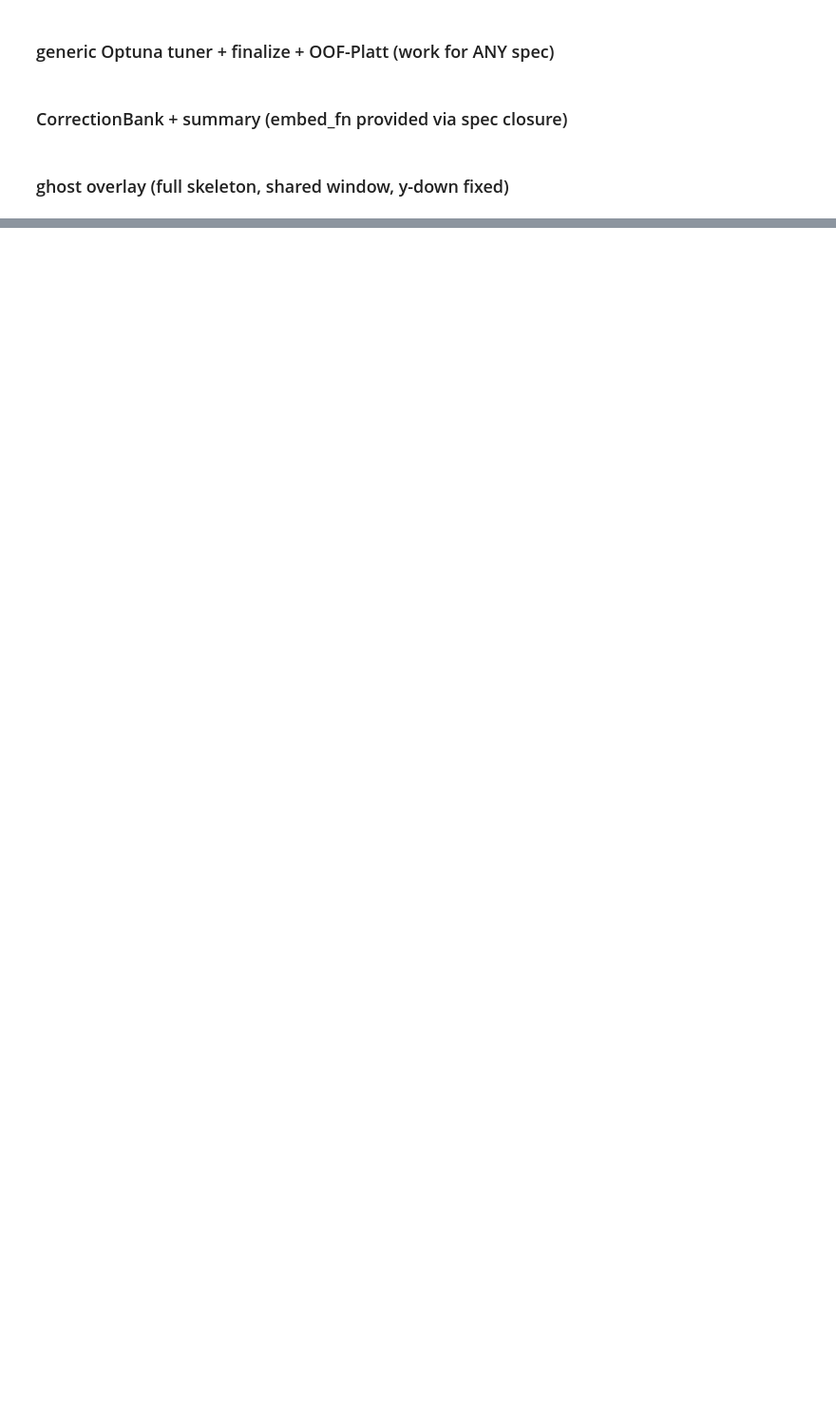
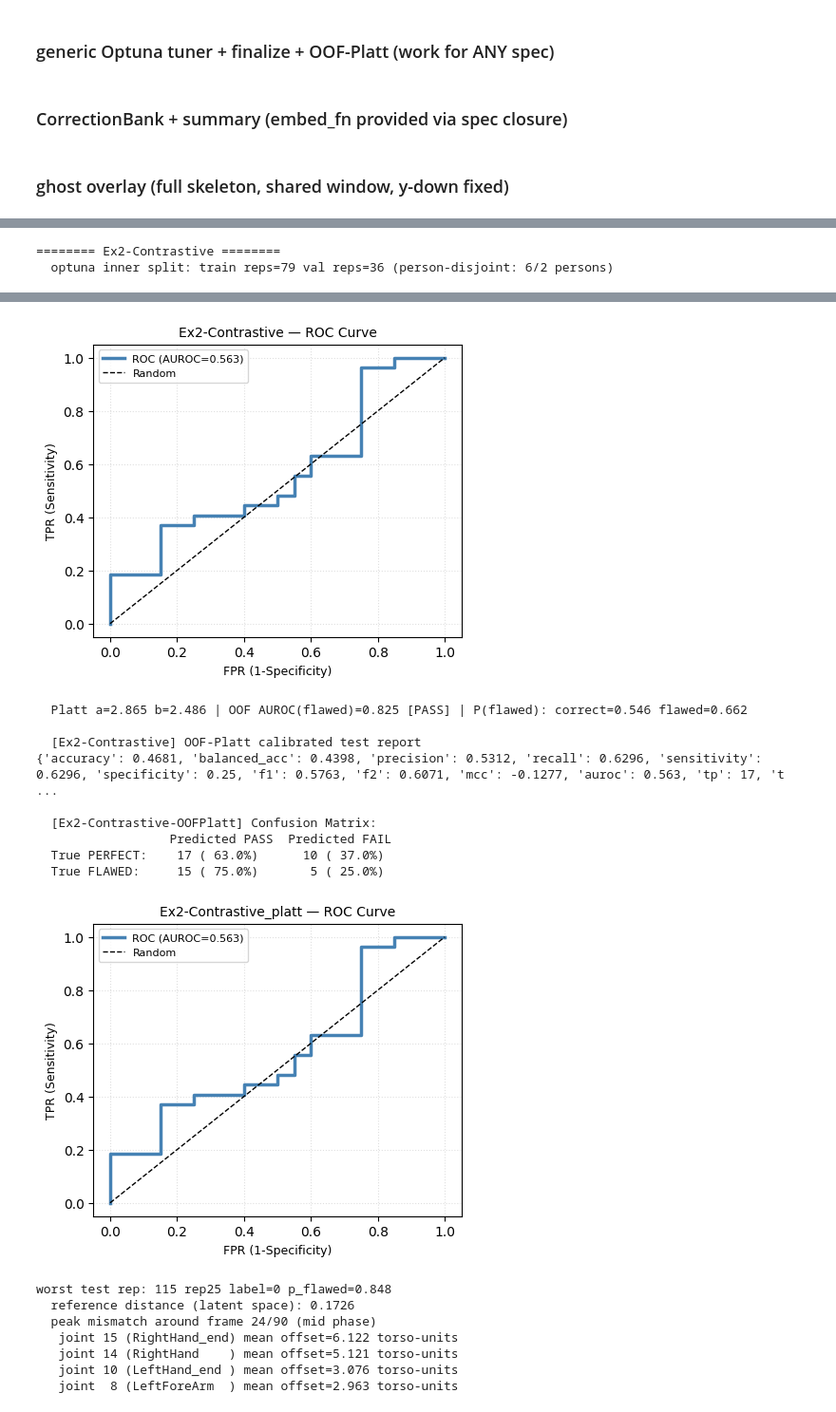
Before and after one commit to waquar003/pose-detection-physiotherapy, a Jupyter notebook: notebooks/model-train-ex2.ipynb, the cells around one changed output, grey strips where cells are left out. Shown at 95% size. Drawn from its saved outputs; the diff is of its cells as text; code cells hidden in the pictures; blank space fills up the shorter version.

Commit message:
tried multiple arch for ex2

```diff
--- a/notebooks/model-train-ex2.ipynb
+++ b/notebooks/model-train-ex2.ipynb
@@ -1433,0 +887,44 @@ worst test rep: 033 rep14 label=1 p_flawed=0.680
+# %%
+class ContrastiveSpec(ArchSpec):
+    name = "Ex2-Contrastive"
+    supervised = True
+
+    def search_space(self, trial):
+        return dict(
+            blk=trial.suggest_categorical("blk", ["dang", "bone", "full", "ang", "pos"]),
+            enc_ch=trial.suggest_categorical("enc_ch", [16, 32, 64]),
+            enc_layers=trial.suggest_int("enc_layers", 1, 3),
+            enc_kernel=trial.suggest_categorical("enc_kernel", [3, 5, 7]),
+            use_gru=trial.suggest_categorical("use_gru", [False, True]),
+            gru_h=trial.suggest_categorical("gru_h", [32, 64]),
+            embed_dim=trial.suggest_categorical("embed_dim", [16, 32, 64]),
+            temp=trial.suggest_float("temp", 0.07, 0.5, log=True),
+            aug_noise=trial.suggest_float("aug_noise", 0.0, 0.3),
+            aug_mask=trial.suggest_float("aug_mask", 0.0, 0.3),
+            lr=trial.suggest_float("lr", 1e-4, 3e-3, log=True),
+            weight_decay=trial.suggest_float("weight_decay", 1e-6, 1e-2, log=True),
+            batch=trial.suggest_categorical("batch", [16, 32, 64]),
+            epochs=trial.suggest_categorical("epochs", [40, 80]),
+            head=trial.suggest_categorical("head", ["knn", "lr", "rf"]),
+            k=trial.suggest_categorical("k", [3, 5, 7]),
+            lr_C=trial.suggest_float("lr_C", 0.05, 20.0, log=True),
+            rf_depth=trial.suggest_int("rf_depth", 3, 9),
+            rf_leaf=trial.suggest_categorical("rf_leaf", [1, 2, 3]),
+            q=trial.suggest_float("q", 50.0, 95.0))
+
+    def pack(self, std_list, rows=None):
+        return np.asarray(std_list, dtype=np.float32)
+
+    def train(self, X, y, params, seed):
+        return ContrastiveRef(params).fit(X, y)
+
+    def score(self, model, X, p):
+        return model.scores(np.asarray(X))
+
+    def embed(self, model, rows):                # the SAME SupCon space for the bank
+        sc = FeatureScaler().fit(np.concatenate([r["X2d"] for r in rows], 0))
+        X = self.pack(std_rows(rows, sc), rows)
+        return encode_all(model.model, np.asarray(X)[:, :, model.blk])
+# %%
+contrastive_bundle = run_experiment(ContrastiveSpec(), feat_train, feat_test)
+# %% [output]
@@ -1433,0 +932,2 @@ worst test rep: 033 rep14 label=1 p_flawed=0.680
+======== Ex2-Contrastive ========
+  optuna inner split: train reps=79 val reps=36 (person-disjoint: 6/2 persons)
@@ -1433,0 +951,18 @@ worst test rep: 033 rep14 label=1 p_flawed=0.680
+[figure, added]
+  Platt a=2.865 b=2.486 | OOF AUROC(flawed)=0.825 [PASS] | P(flawed): correct=0.546 flawed=0.662
+
+  [Ex2-Contrastive] OOF-Platt calibrated test report
+{'accuracy': 0.4681, 'balanced_acc': 0.4398, 'precision': 0.5312, 'recall': 0.6296, 'sensitivity': 0.6296, 'specificity': 0.25, 'f1': 0.5763, 'f2': 0.6071, 'mcc': -0.1277, 'auroc': 0.563, 'tp': 17, 't ...
+
+  [Ex2-Contrastive-OOFPlatt] Confusion Matrix:
+                  Predicted PASS  Predicted FAIL
+  True PERFECT:    17 ( 63.0%)      10 ( 37.0%)
+  True FLAWED:     15 ( 75.0%)       5 ( 25.0%)
+[figure, added]
+worst test rep: 115 rep25 label=0 p_flawed=0.848
+  reference distance (latent space): 0.1726
+  peak mismatch around frame 24/90 (mid phase)
+   joint 15 (RightHand_end) mean offset=6.122 torso-units
+   joint 14 (RightHand    ) mean offset=5.121 torso-units
+   joint 10 (LeftHand_end ) mean offset=3.076 torso-units
+   joint  8 (LeftForeArm  ) mean offset=2.963 torso-units
```
Also changed, not shown: parts of 76 cells of this notebook.
